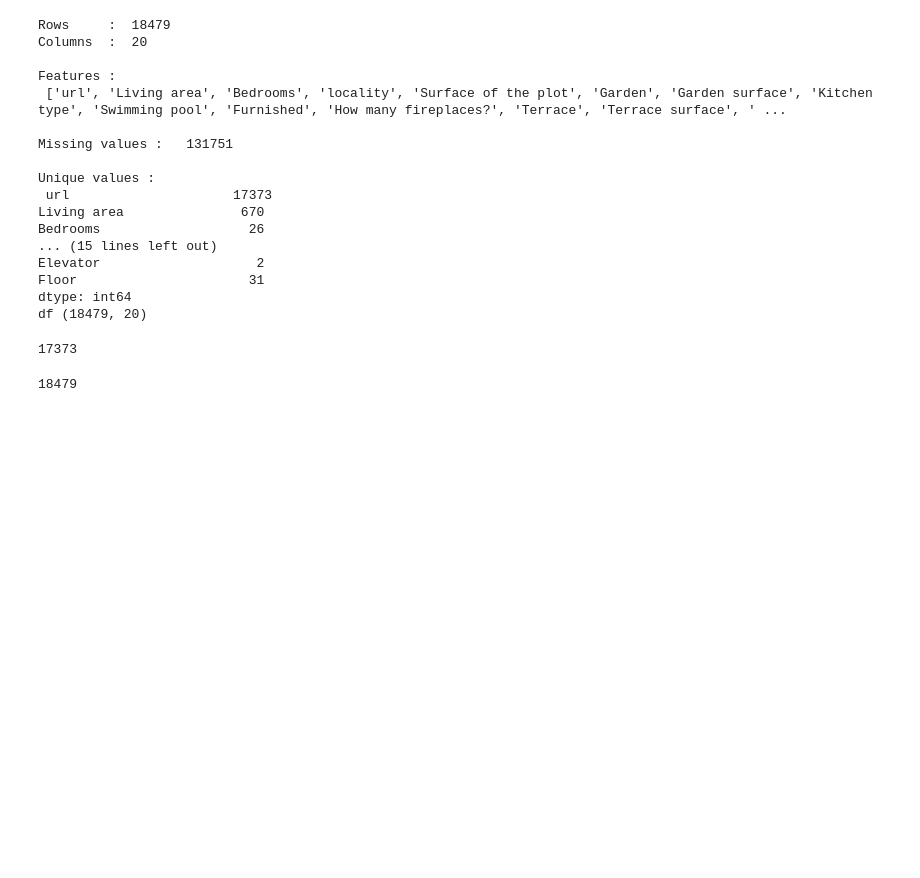
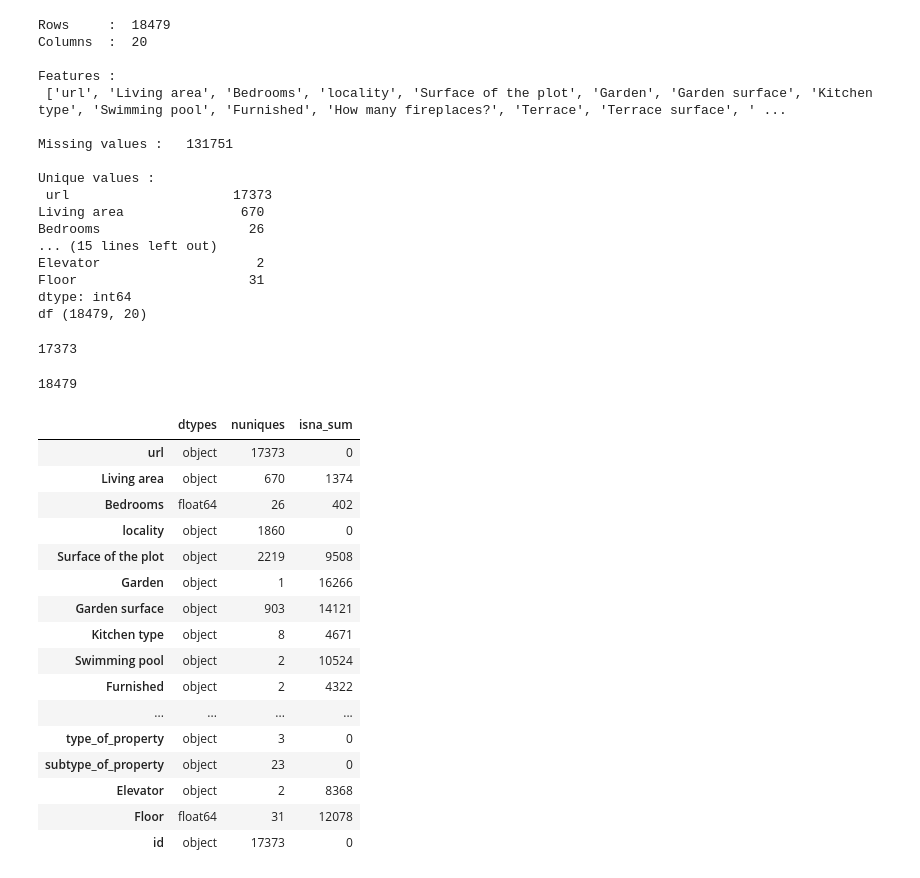
Before and after one commit to OlivierDT/challenge-data-analysis, a Jupyter notebook: 1_data_cleaning/main_data_cleaning.ipynb, the cells around one changed output. Drawn from its saved outputs; the diff is of its cells as text; code cells hidden in the pictures; blank space fills up the shorter version.

```diff
--- a/1_data_cleaning/main_data_cleaning.ipynb
+++ b/1_data_cleaning/main_data_cleaning.ipynb
@@ -95,3 +95,36 @@ df["id"].count()
 # %% [output]
 17373
 18479
+# %%
+#info point
+def give_info(data):
+
+    info = (pd.concat([data.dtypes,
+                   data.nunique(),
+                   data.isnull().sum()],axis=1))
+    info = info.rename(columns={0:'dtypes',
+                            1:'nuniques', # amount of possible values , 'cardinality' of variable
+                            2:'isna_sum'}) # amount of null values
+
+    return info
+
+info = give_info(df)
+info
+# %% [output]
+|  | dtypes | nuniques | isna_sum |
+| url | object | 17373 | 0 |
+| Living area | object | 670 | 1374 |
+| Bedrooms | float64 | 26 | 402 |
+| locality | object | 1860 | 0 |
+| Surface of the plot | object | 2219 | 9508 |
+| Garden | object | 1 | 16266 |
+| Garden surface | object | 903 | 14121 |
+| Kitchen type | object | 8 | 4671 |
+| Swimming pool | object | 2 | 10524 |
+| Furnished | object | 2 | 4322 |
+| ... | ... | ... | ... |
+| type_of_property | object | 3 | 0 |
+| subtype_of_property | object | 23 | 0 |
+| Elevator | object | 2 | 8368 |
+| Floor | float64 | 31 | 12078 |
+| id | object | 17373 | 0 |
```
Also changed, not shown: parts of 9 cells of this notebook.
